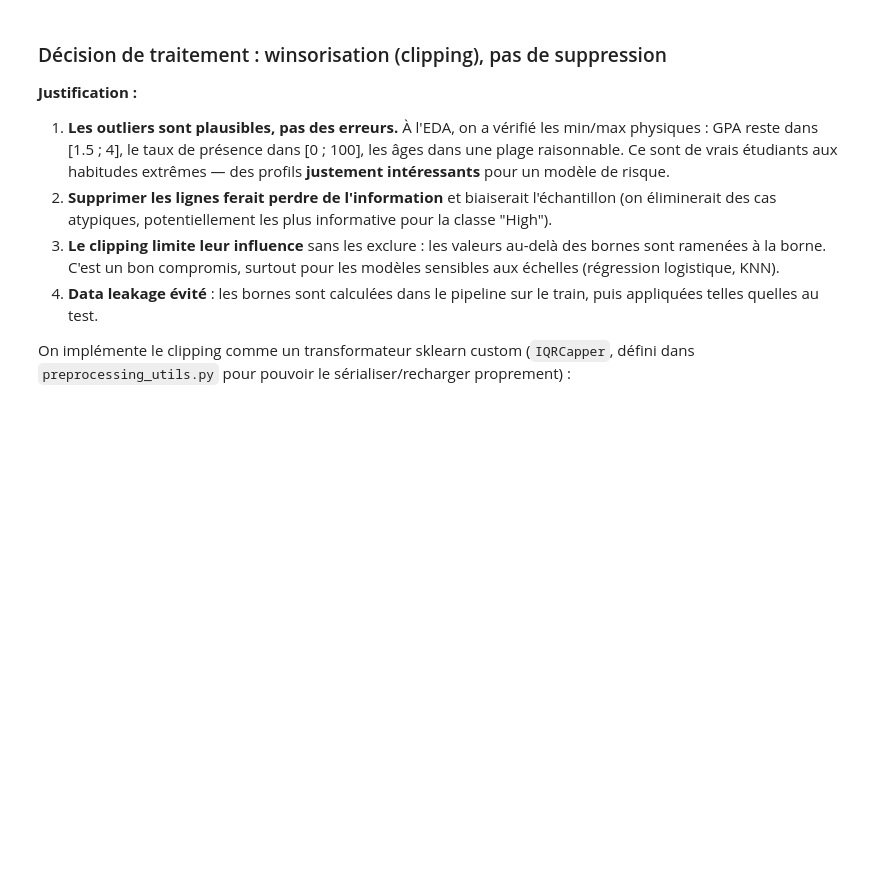
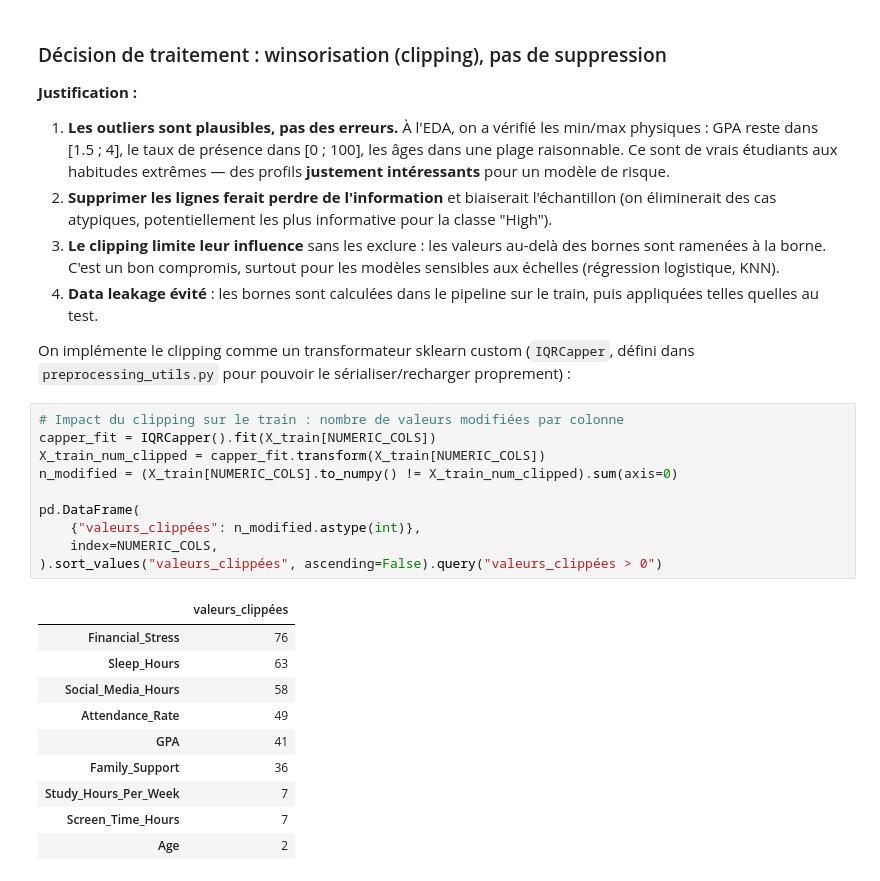
Before and after one commit to MohamedRahoumi/Pr-diction-du-risque-de-sant-mentale-chez-les-tudiants, a Jupyter notebook: notebooks/2-preprocessing.ipynb, the cells around one changed output. Cells and saved outputs as stored; diff of their text form; blank space fills up the shorter version.

```diff
--- a/notebooks/2-preprocessing.ipynb
+++ b/notebooks/2-preprocessing.ipynb
@@ -170,3 +170,24 @@ outliers_df
 4. **Data leakage évité** : les bornes sont calculées dans le pipeline sur le train, puis appliquées telles quelles au test.
 
 On implémente le clipping comme un transformateur sklearn custom (`IQRCapper`, défini dans `preprocessing_utils.py` pour pouvoir le sérialiser/recharger proprement) :
+# %%
+# Impact du clipping sur le train : nombre de valeurs modifiées par colonne
+capper_fit = IQRCapper().fit(X_train[NUMERIC_COLS])
+X_train_num_clipped = capper_fit.transform(X_train[NUMERIC_COLS])
+n_modified = (X_train[NUMERIC_COLS].to_numpy() != X_train_num_clipped).sum(axis=0)
+
+pd.DataFrame(
+    {"valeurs_clippées": n_modified.astype(int)},
+    index=NUMERIC_COLS,
+).sort_values("valeurs_clippées", ascending=False).query("valeurs_clippées > 0")
+# %% [output]
+|  | valeurs_clippées |
+| Financial_Stress | 76 |
+| Sleep_Hours | 63 |
+| Social_Media_Hours | 58 |
+| Attendance_Rate | 49 |
+| GPA | 41 |
+| Family_Support | 36 |
+| Study_Hours_Per_Week | 7 |
+| Screen_Time_Hours | 7 |
+| Age | 2 |
```
Also changed, not shown: parts of 5 cells of this notebook.
